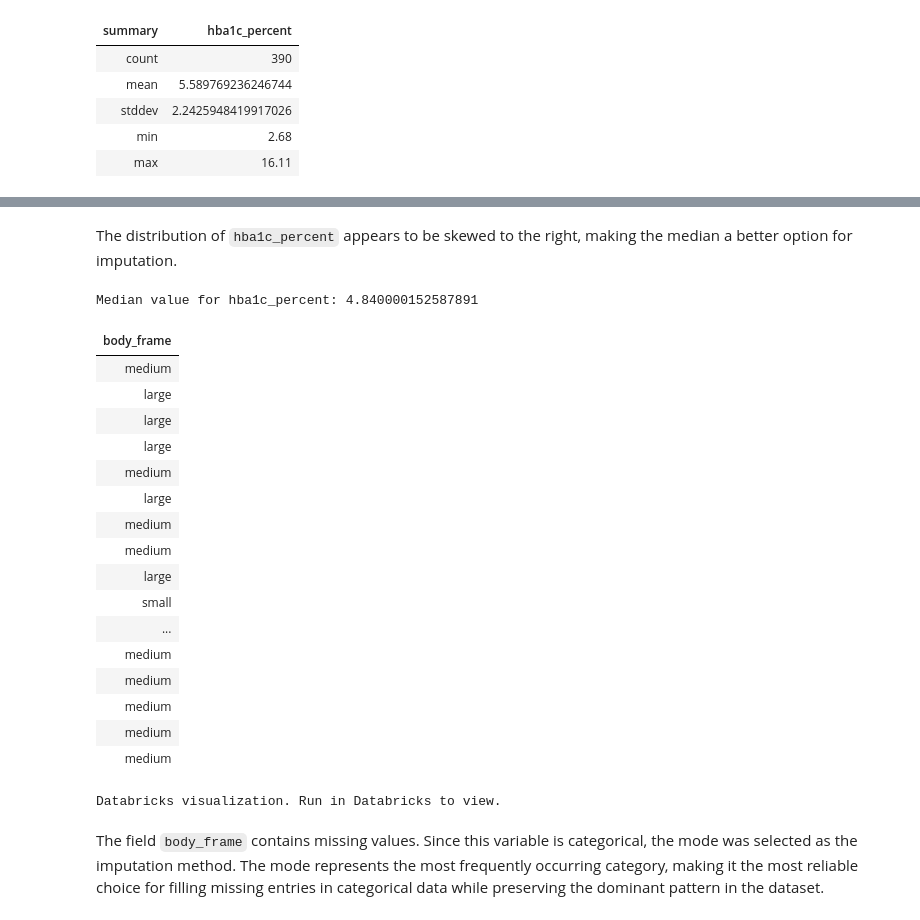
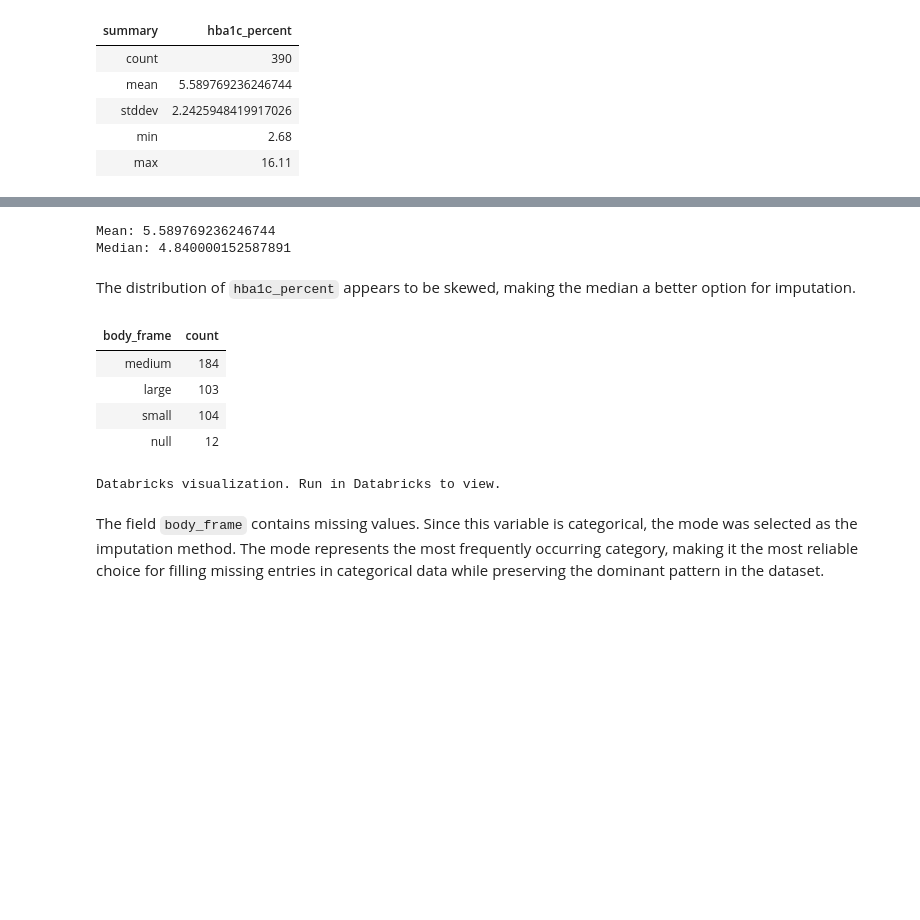
Before and after one commit to Kholeka98/Data-Science-Project-Profolio, a Jupyter notebook: Data Cleaning/DataCleaningDiabetes.ipynb, the cells around one changed output, grey strips where cells are left out. Saved outputs shown, nothing was run; the diff lists cells and outputs as text; code cells hidden in the pictures; blank space fills up the shorter version.

```diff
--- a/Data Cleaning/DataCleaningDiabetes.ipynb
+++ b/Data Cleaning/DataCleaningDiabetes.ipynb
@@ -123,35 +102,29 @@ Databricks visualization. Run in Databricks to view.
+# %%
+# Calculate mean and median
+mean_val = data_new.select(mean(col("hba1c_percent"))).first()[0]
+median_val = data_new.approxQuantile("hba1c_percent", [0.5], 0.01)[0]
+
+print("Mean:", mean_val)
+print("Median:", median_val)
+# %% [output]
+Mean: 5.589769236246744
+Median: 4.840000152587891
 # %% [markdown]
-The distribution of `hba1c_percent` appears to be skewed to the right, making the median a better option for imputation.
+The distribution of `hba1c_percent` appears to be skewed, making the median a better option for imputation.
 # %%
 # Calculate median for hba1c_percent
 median_val = data_new.select(median(col("hba1c_percent"))).collect()[0][0]
 
-print("Median value for hba1c_percent:", median_val)
-
 # Impute missing values with the median
 data_cleaned = data_new.fillna({"hba1c_percent": median_val})
-# %% [output]
-Median value for hba1c_percent: 4.840000152587891
 # %%
-display(data_cleaned.select('body_frame'))
+display(data_cleaned.select('body_frame').groupBy("body_frame").count())
 # %% [output]
-| body_frame |
-| medium |
-| large |
-| large |
-| large |
-| medium |
-| large |
-| medium |
-| medium |
-| large |
-| small |
-| ... |
-| medium |
-| medium |
-| medium |
-| medium |
-| medium |
+| body_frame | count |
+| medium | 184 |
+| large | 103 |
+| small | 104 |
+| null | 12 |
 Databricks visualization. Run in Databricks to view.
 # %% [markdown]
 The field `body_frame` contains missing values. Since this variable is categorical, the mode was selected as the imputation method. The mode represents the most frequently occurring category, making it the most reliable choice for filling missing entries in categorical data while preserving the dominant pattern in the dataset.
```
Also changed, not shown: parts of 3 cells of this notebook.
